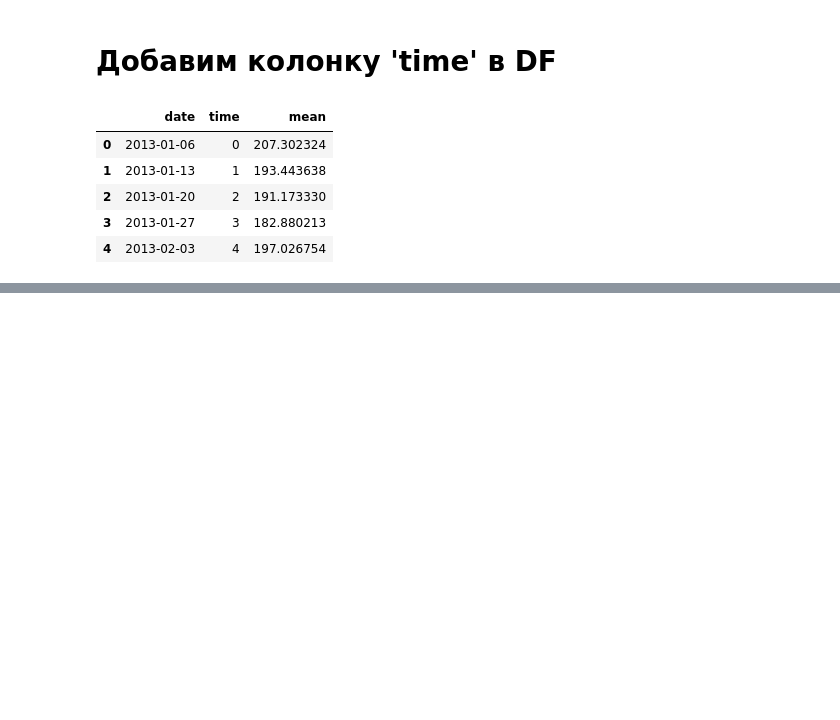
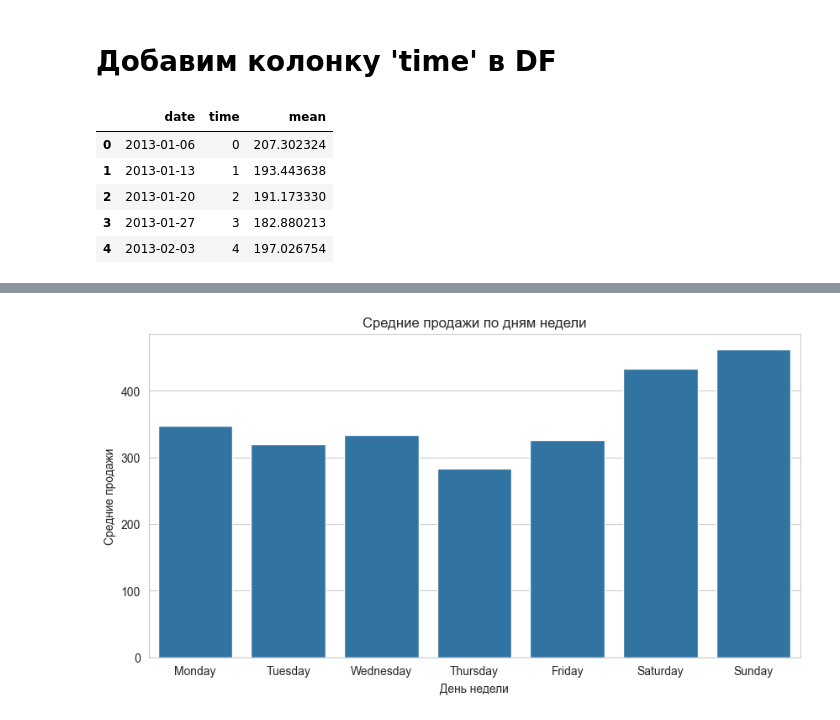
Before and after one commit to NasdormML/Store_Sales_Forecasting, a Jupyter notebook: Fmodel.ipynb, the cells around one changed output, grey strips where cells are left out. Saved outputs shown, nothing was run; the diff lists cells and outputs as text; code cells hidden in the pictures; blank space fills up the shorter version.

```diff
--- a/Fmodel.ipynb
+++ b/Fmodel.ipynb
@@ -139,0 +176,12 @@ df_grouped_train_w.head()
+# %%
+df_train['day_of_week'] = df_train['date'].dt.day_name()  # Извлечение названия дня недели из даты
+avg_sales_day = df_train.groupby('day_of_week')['sales'].mean().reindex(['Monday', 'Tuesday', 'Wednesday', 'Thursday', 'Friday', 'Saturday', 'Sunday'])
+
+plt.figure(figsize=(10, 5))
+sns.barplot(x=avg_sales_day.index, y=avg_sales_day.values)
+plt.title('Средние продажи по дням недели')
+plt.xlabel('День недели')
+plt.ylabel('Средние продажи')
+plt.show()
+# %% [output]
+[figure, added]
```
Also changed, not shown: parts of 5 cells of this notebook.
